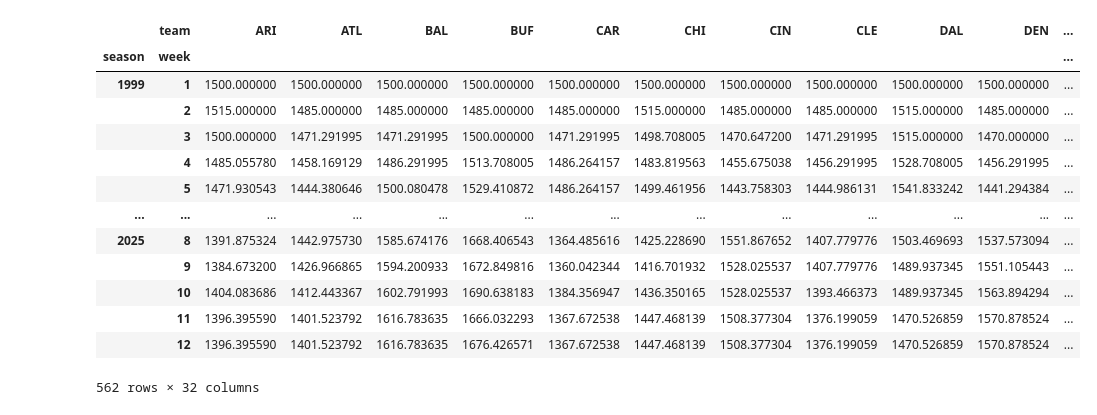
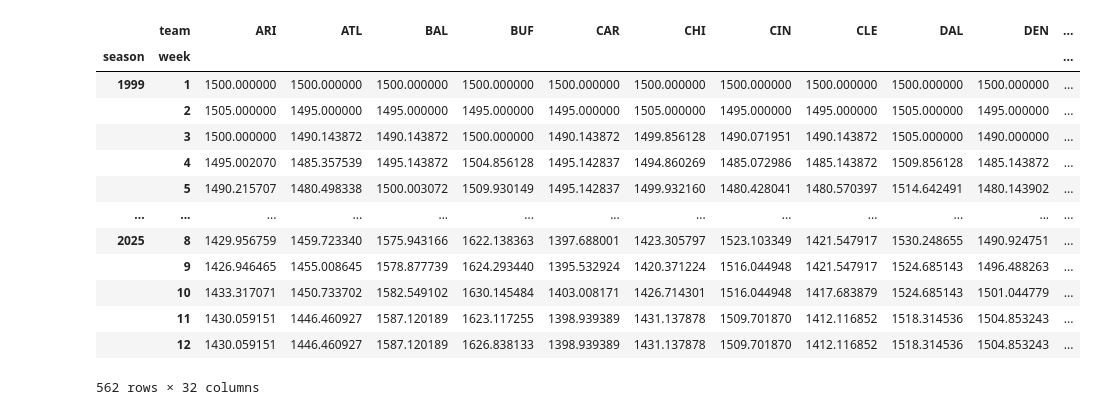
Before and after one commit to mborrus/BorBall, a Jupyter notebook: eda.ipynb, the cells around one changed output. Saved outputs shown, nothing was run; the diff lists cells and outputs as text; code cells hidden in the pictures.

```diff
--- a/eda.ipynb
+++ b/eda.ipynb
@@ -15,26 +15,26 @@ elo_prep = completed_games[['game_id','season','game_type','gameday', 'week','aw
 # %%
 from elo_functions import calculate_elo_history, create_team_elo_chart
 
 # 1. CALCULATE ELO HISTORY
-elo_prep = calculate_elo_history(elo_prep)
+elo_prep = calculate_elo_history(elo_prep, k=10)
 
 # 2. CREATE THE CHART
 team_elo_chart = create_team_elo_chart(elo_prep)
 team_elo_chart
 # %% [output]
 |  | team | ARI | ATL | BAL | BUF | CAR | CHI | CIN | CLE | DAL | DEN | ... |
 | season | week |  |  |  |  |  |  |  |  |  |  | ... |
 | 1999 | 1 | 1500.000000 | 1500.000000 | 1500.000000 | 1500.000000 | 1500.000000 | 1500.000000 | 1500.000000 | 1500.000000 | 1500.000000 | 1500.000000 | ... |
-|  | 2 | 1515.000000 | 1485.000000 | 1485.000000 | 1485.000000 | 1485.000000 | 1515.000000 | 1485.000000 | 1485.000000 | 1515.000000 | 1485.000000 | ... |
-|  | 3 | 1500.000000 | 1471.291995 | 1471.291995 | 1500.000000 | 1471.291995 | 1498.708005 | 1470.647200 | 1471.291995 | 1515.000000 | 1470.000000 | ... |
-|  | 4 | 1485.055780 | 1458.169129 | 1486.291995 | 1513.708005 | 1486.264157 | 1483.819563 | 1455.675038 | 1456.291995 | 1528.708005 | 1456.291995 | ... |
-|  | 5 | 1471.930543 | 1444.380646 | 1500.080478 | 1529.410872 | 1486.264157 | 1499.461956 | 1443.758303 | 1444.986131 | 1541.833242 | 1441.294384 | ... |
+|  | 2 | 1505.000000 | 1495.000000 | 1495.000000 | 1495.000000 | 1495.000000 | 1505.000000 | 1495.000000 | 1495.000000 | 1505.000000 | 1495.000000 | ... |
+|  | 3 | 1500.000000 | 1490.143872 | 1490.143872 | 1500.000000 | 1490.143872 | 1499.856128 | 1490.071951 | 1490.143872 | 1505.000000 | 1490.000000 | ... |
+|  | 4 | 1495.002070 | 1485.357539 | 1495.143872 | 1504.856128 | 1495.142837 | 1494.860269 | 1485.072986 | 1485.143872 | 1509.856128 | 1485.143872 | ... |
+|  | 5 | 1490.215707 | 1480.498338 | 1500.003072 | 1509.930149 | 1495.142837 | 1499.932160 | 1480.428041 | 1480.570397 | 1514.642491 | 1480.143902 | ... |
 | ... | ... | ... | ... | ... | ... | ... | ... | ... | ... | ... | ... | ... |
-| 2025 | 8 | 1391.875324 | 1442.975730 | 1585.674176 | 1668.406543 | 1364.485616 | 1425.228690 | 1551.867652 | 1407.779776 | 1503.469693 | 1537.573094 | ... |
-|  | 9 | 1384.673200 | 1426.966865 | 1594.200933 | 1672.849816 | 1360.042344 | 1416.701932 | 1528.025537 | 1407.779776 | 1489.937345 | 1551.105443 | ... |
-|  | 10 | 1404.083686 | 1412.443367 | 1602.791993 | 1690.638183 | 1384.356947 | 1436.350165 | 1528.025537 | 1393.466373 | 1489.937345 | 1563.894294 | ... |
-|  | 11 | 1396.395590 | 1401.523792 | 1616.783635 | 1666.032293 | 1367.672538 | 1447.468139 | 1508.377304 | 1376.199059 | 1470.526859 | 1570.878524 | ... |
-|  | 12 | 1396.395590 | 1401.523792 | 1616.783635 | 1676.426571 | 1367.672538 | 1447.468139 | 1508.377304 | 1376.199059 | 1470.526859 | 1570.878524 | ... |
+| 2025 | 8 | 1429.956759 | 1459.723340 | 1575.943166 | 1622.138363 | 1397.688001 | 1423.305797 | 1523.103349 | 1421.547917 | 1530.248655 | 1490.924751 | ... |
+|  | 9 | 1426.946465 | 1455.008645 | 1578.877739 | 1624.293440 | 1395.532924 | 1420.371224 | 1516.044948 | 1421.547917 | 1524.685143 | 1496.488263 | ... |
+|  | 10 | 1433.317071 | 1450.733702 | 1582.549102 | 1630.145484 | 1403.008171 | 1426.714301 | 1516.044948 | 1417.683879 | 1524.685143 | 1501.044779 | ... |
+|  | 11 | 1430.059151 | 1446.460927 | 1587.120189 | 1623.117255 | 1398.939389 | 1431.137878 | 1509.701870 | 1412.116852 | 1518.314536 | 1504.853243 | ... |
+|  | 12 | 1430.059151 | 1446.460927 | 1587.120189 | 1626.838133 | 1398.939389 | 1431.137878 | 1509.701870 | 1412.116852 | 1518.314536 | 1504.853243 | ... |
 562 rows × 32 columns
 # %%
 from plotting_functions import plot_elo_every_season
```
Also changed, not shown: parts of 8 cells of this notebook, 1 other file.
